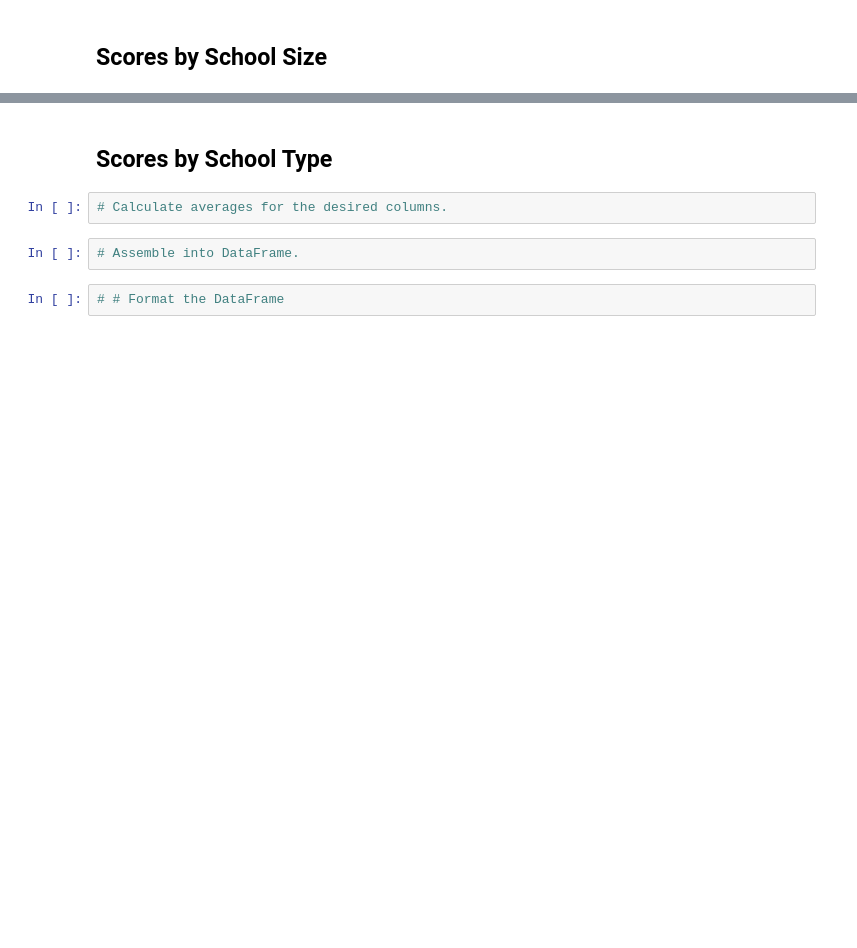
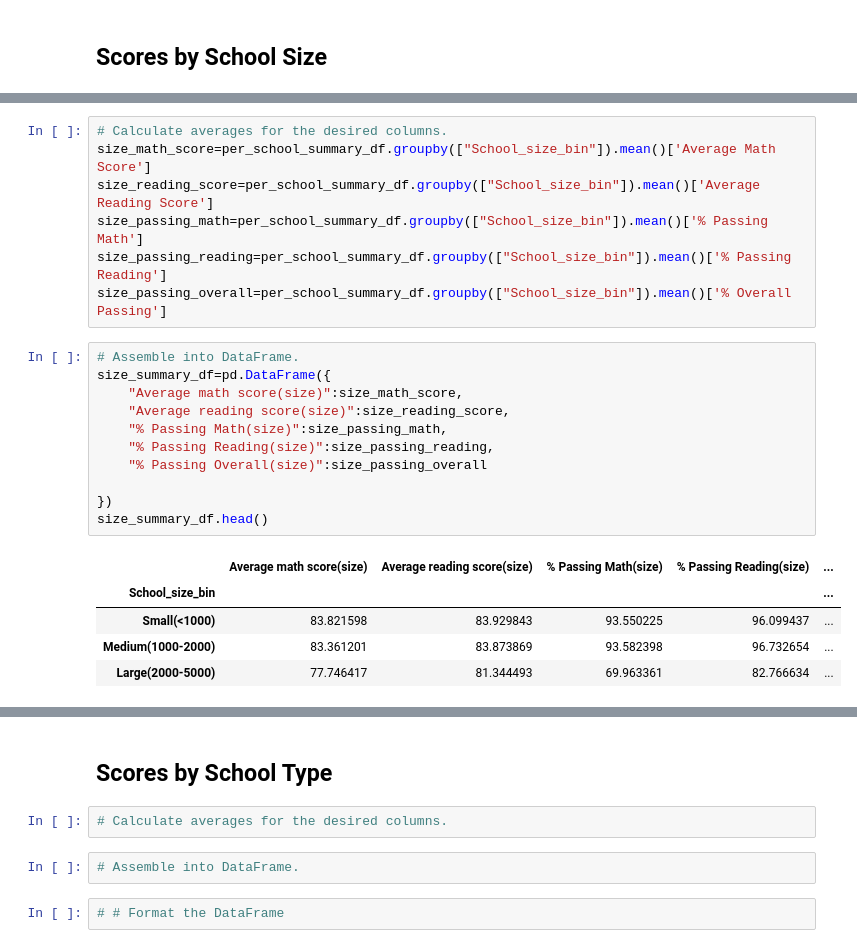
Before and after one commit to shaileeM/School_District_Analysis, a Jupyter notebook: PyCitySchools_Challenge_starter_code.ipynb, the cells around one changed output, grey strips where cells are left out. Saved outputs shown, nothing was run; the diff lists cells and outputs as text; blank space fills up the shorter version.

```diff
--- a/PyCitySchools_Challenge_starter_code.ipynb
+++ b/PyCitySchools_Challenge_starter_code.ipynb
@@ -536,0 +558,24 @@ size_summary_df=pd.DataFrame({
+# %%
+# Calculate averages for the desired columns.
+size_math_score=per_school_summary_df.groupby(["School_size_bin"]).mean()['Average Math Score']
+size_reading_score=per_school_summary_df.groupby(["School_size_bin"]).mean()['Average Reading Score']
+size_passing_math=per_school_summary_df.groupby(["School_size_bin"]).mean()['% Passing Math']
+size_passing_reading=per_school_summary_df.groupby(["School_size_bin"]).mean()['% Passing Reading']
+size_passing_overall=per_school_summary_df.groupby(["School_size_bin"]).mean()['% Overall Passing']
+# %%
+# Assemble into DataFrame.
+size_summary_df=pd.DataFrame({
+    "Average math score(size)":size_math_score,
+    "Average reading score(size)":size_reading_score,
+    "% Passing Math(size)":size_passing_math,
+    "% Passing Reading(size)":size_passing_reading,
+    "% Passing Overall(size)":size_passing_overall
+
+})
+size_summary_df.head()
+# %% [output]
+|  | Average math score(size) | Average reading score(size) | % Passing Math(size) | % Passing Reading(size) | ... |
+| School_size_bin |  |  |  |  | ... |
+| Small(<1000) | 83.821598 | 83.929843 | 93.550225 | 96.099437 | ... |
+| Medium(1000-2000) | 83.361201 | 83.873869 | 93.582398 | 96.732654 | ... |
+| Large(2000-5000) | 77.746417 | 81.344493 | 69.963361 | 82.766634 | ... |
```
Also changed, not shown: parts of 12 cells of this notebook.
